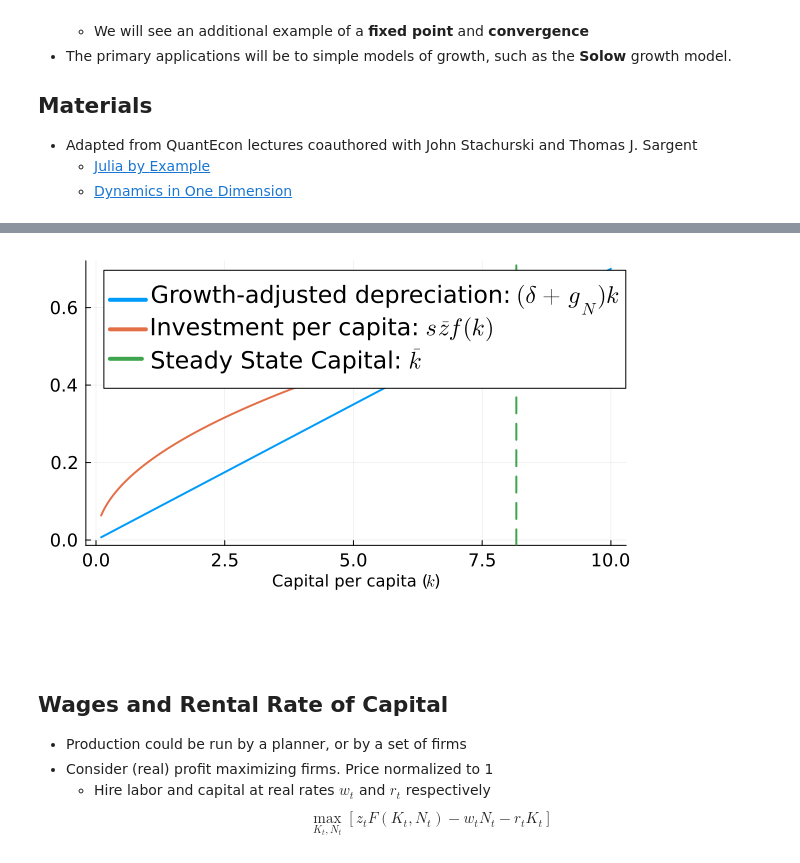
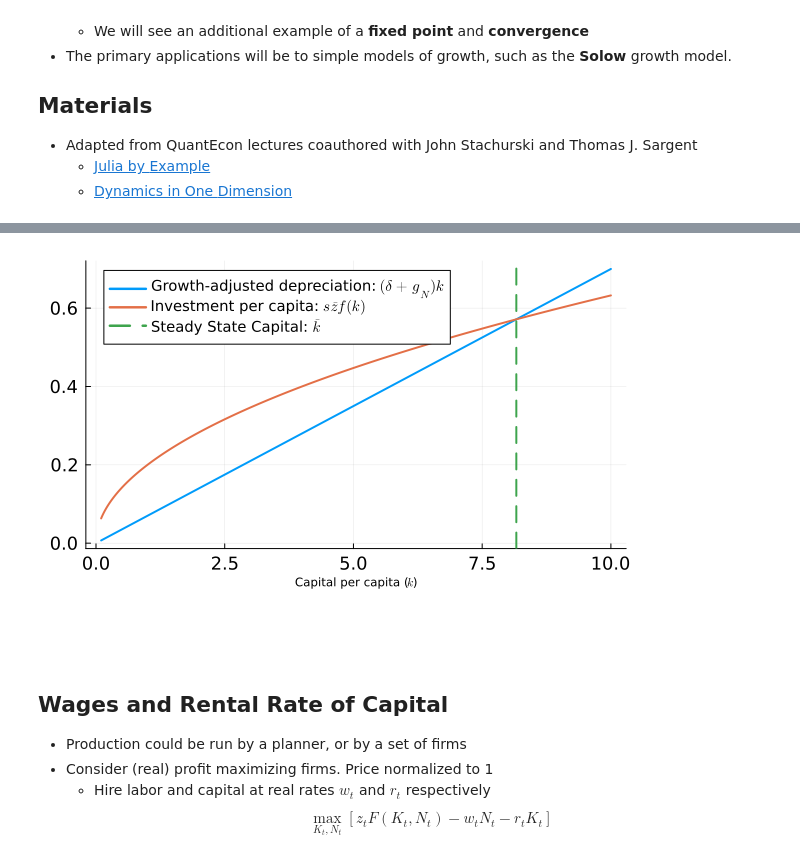
Before and after one commit to talyghert/undergrad_computational_macro_notebooks, a Jupyter notebook: slides/deterministic_dynamics.ipynb, the cells around one changed output, grey strips where cells are left out. Saved outputs shown, nothing was run; the diff lists cells and outputs as text; code cells hidden in the pictures.

```diff
--- a/slides/deterministic_dynamics.ipynb
+++ b/slides/deterministic_dynamics.ipynb
@@ -286,21 +293,21 @@ $$
 # %%
 g_N = 0.02
 delta = 0.05
 s = 0.2
 z = 1.0
 alpha = 0.5
 k_ss = (s * z / (g_N + delta))^(1/(1-alpha))
 
 k_values = 0.1:0.01:10.0
 lhs = (g_N + delta) * k_values
 rhs = s * z .* k_values.^alpha
 
 plot(k_values, lhs, label=L"Growth-adjusted depreciation: $(\delta + g_N)k$",
-     xlabel=L"Capital per capita ($k$)")
-plot!(k_values, rhs, label=L"Investment per capita: $s \bar{z} f(k)$")
-vline!([k_ss], label=L"Steady State Capital: $\bar{k}$", linestyle=:dash)
+     xlabel=L"Capital per capita ($k$)", legendfontsize=10)
+plot!(k_values, rhs, label=L"Investment per capita: $s \bar{z} f(k)$", labelfontsize=8)
+vline!([k_ss], label=L"Steady State Capital: $\bar{k}$", linestyle=:dash, )
 # %% [output]
-[figure, old version]
+[figure, new version]
 # %% [markdown]
 ## Wages and Rental Rate of Capital
 
```
Also changed, not shown: parts of 12 cells of this notebook, 1 other file.
